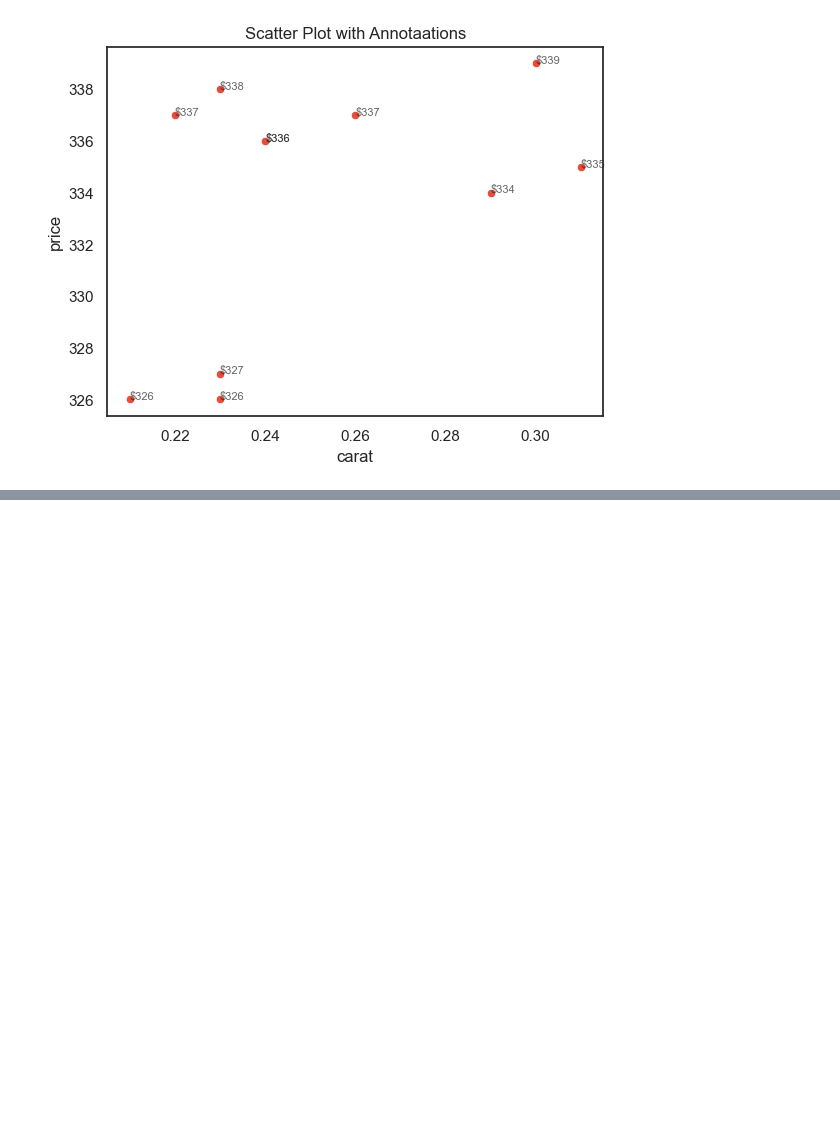
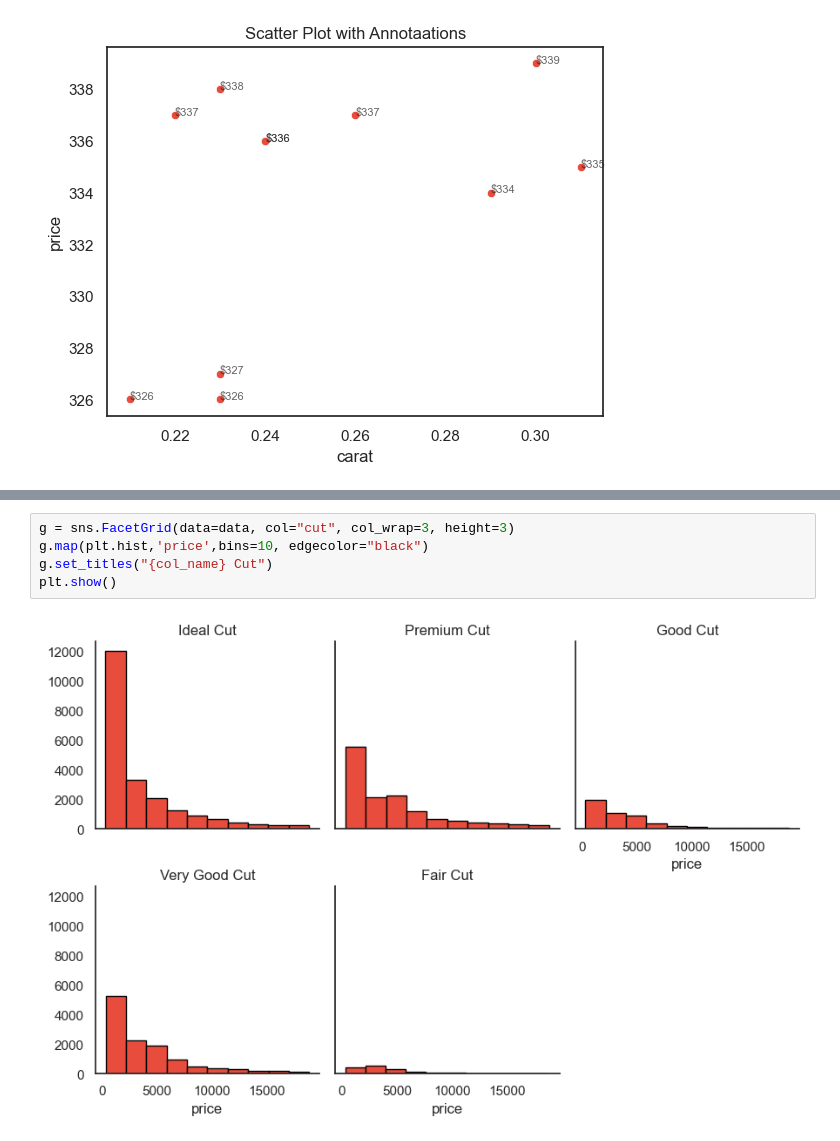
Before and after one commit to ChenniDJack/IntellipaatWorkSpace, a Jupyter notebook: LiveClass/Pandas_2025_04_12/Youtube/Matpotlib_Seaborn_Handson_21_04_2025.ipynb, the cells around one changed output, grey strips where cells are left out. Drawn from its saved outputs; the diff is of its cells as text; blank space fills up the shorter version.

```diff
--- a/LiveClass/Pandas_2025_04_12/Youtube/Matpotlib_Seaborn_Handson_21_04_2025.ipynb
+++ b/LiveClass/Pandas_2025_04_12/Youtube/Matpotlib_Seaborn_Handson_21_04_2025.ipynb
@@ -463,0 +478,7 @@ plt.show()
+# %%
+g = sns.FacetGrid(data=data, col="cut", col_wrap=3, height=3)
+g.map(plt.hist,'price',bins=10, edgecolor="black")
+g.set_titles("{col_name} Cut")
+plt.show()
+# %% [output]
+[figure, added]
```
Also changed, not shown: parts of 5 cells of this notebook.
